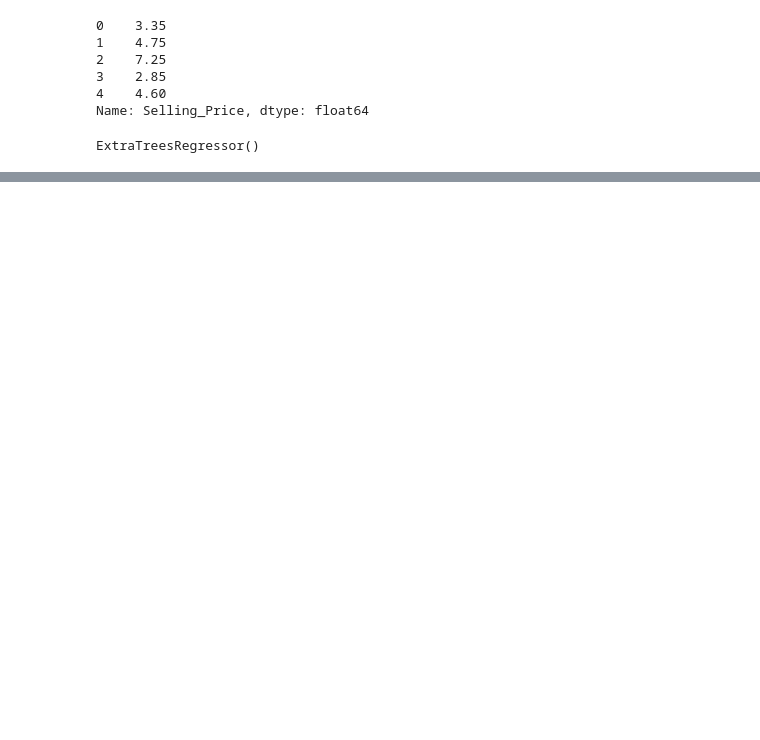
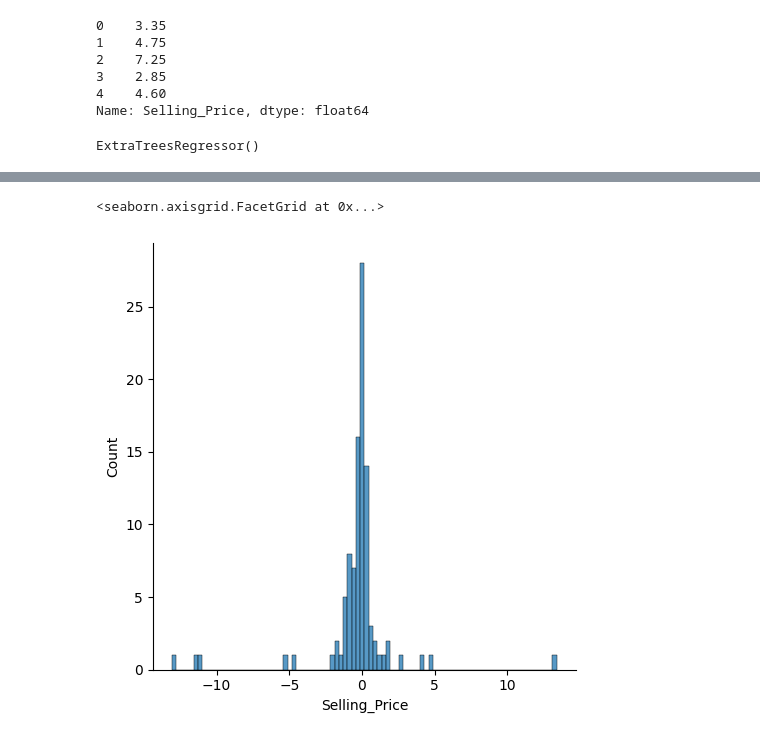
Before and after one commit to RSC007/Vehicle-Price-Prediction, a Jupyter notebook: Vehicle Price Prediction.ipynb, the cells around one changed output, grey strips where cells are left out. Saved outputs shown, nothing was run; the diff lists cells and outputs as text; code cells hidden in the pictures; blank space fills up the shorter version.

Commit message:
model has trained

```diff
--- a/Vehicle Price Prediction.ipynb
+++ b/Vehicle Price Prediction.ipynb
@@ -212,3 +212,9 @@ n_estimators = [int(x) for x in np.linspace(start=100, stop=1200, num=12)]
 # %%
-n_estimators
+random_grid = {
+    "n_estimators": [int(x) for x in np.linspace(start=100, stop=1200, num=12)],
+    "min_samples_split": [1,2,3],
+    "max_features": ["auto", "sqrt"],
+    "criterion": ["mse"]
+}
+print(random_grid)
 # %% [output]
@@ -215,0 +222,4 @@ n_estimators
+# %%
+rf_random = RandomizedSearchCV(estimator=rf_regressor, param_distributions=random_grid, scoring="neg_mean_squared_error", n_iter=10, cv=5, verbose=2)
+# %%
+rf_random.fit(X_train, y_train)
@@ -215,0 +244,7 @@ n_estimators
+# %%
+prediction = rf_random.predict(X_test)
+# %%
+sns.displot(y_test-prediction)
+# %% [output]
+<seaborn.axisgrid.FacetGrid at 0x...>
+[figure, added]
```
Also changed, not shown: parts of 8 cells of this notebook, 2 other files.
